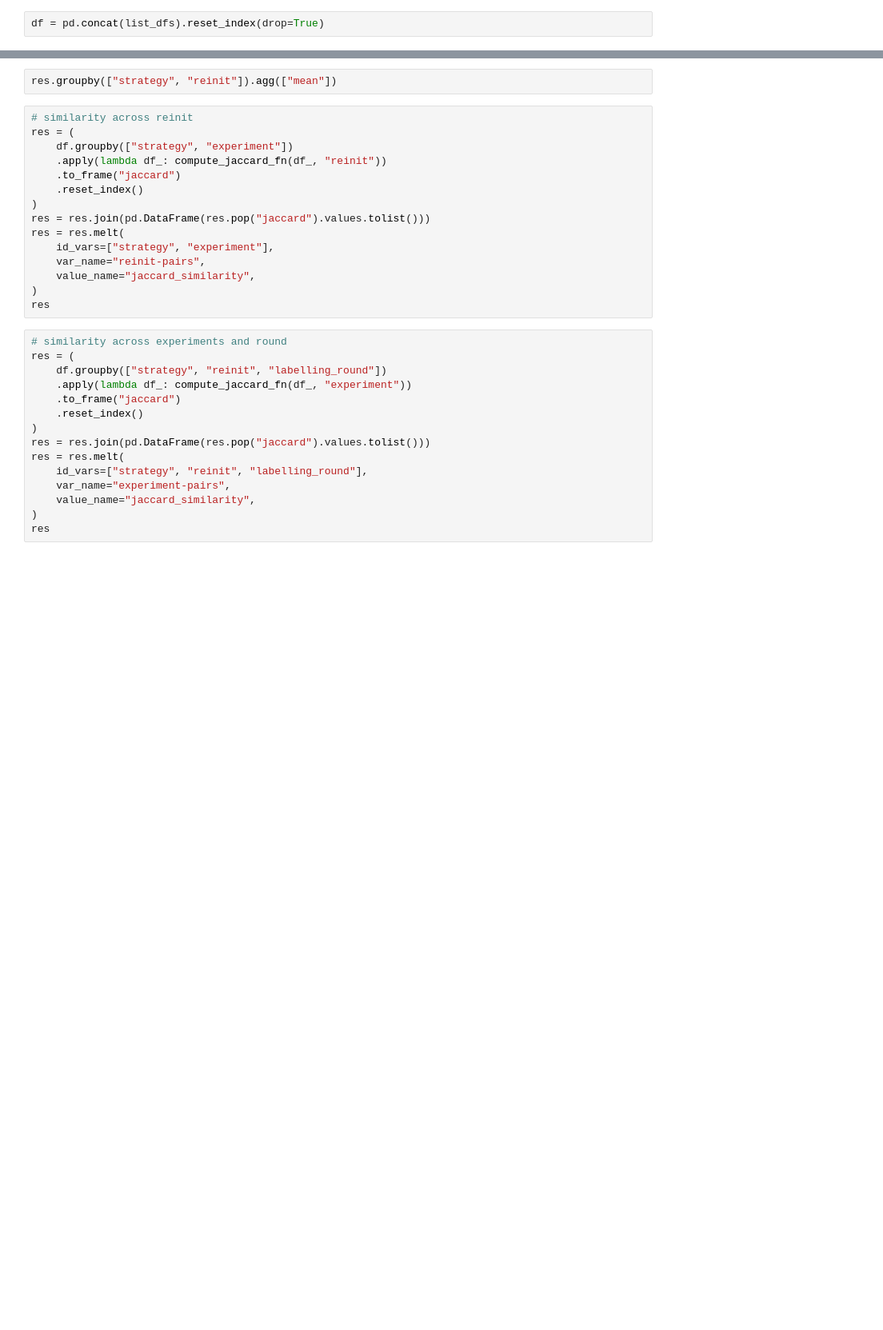
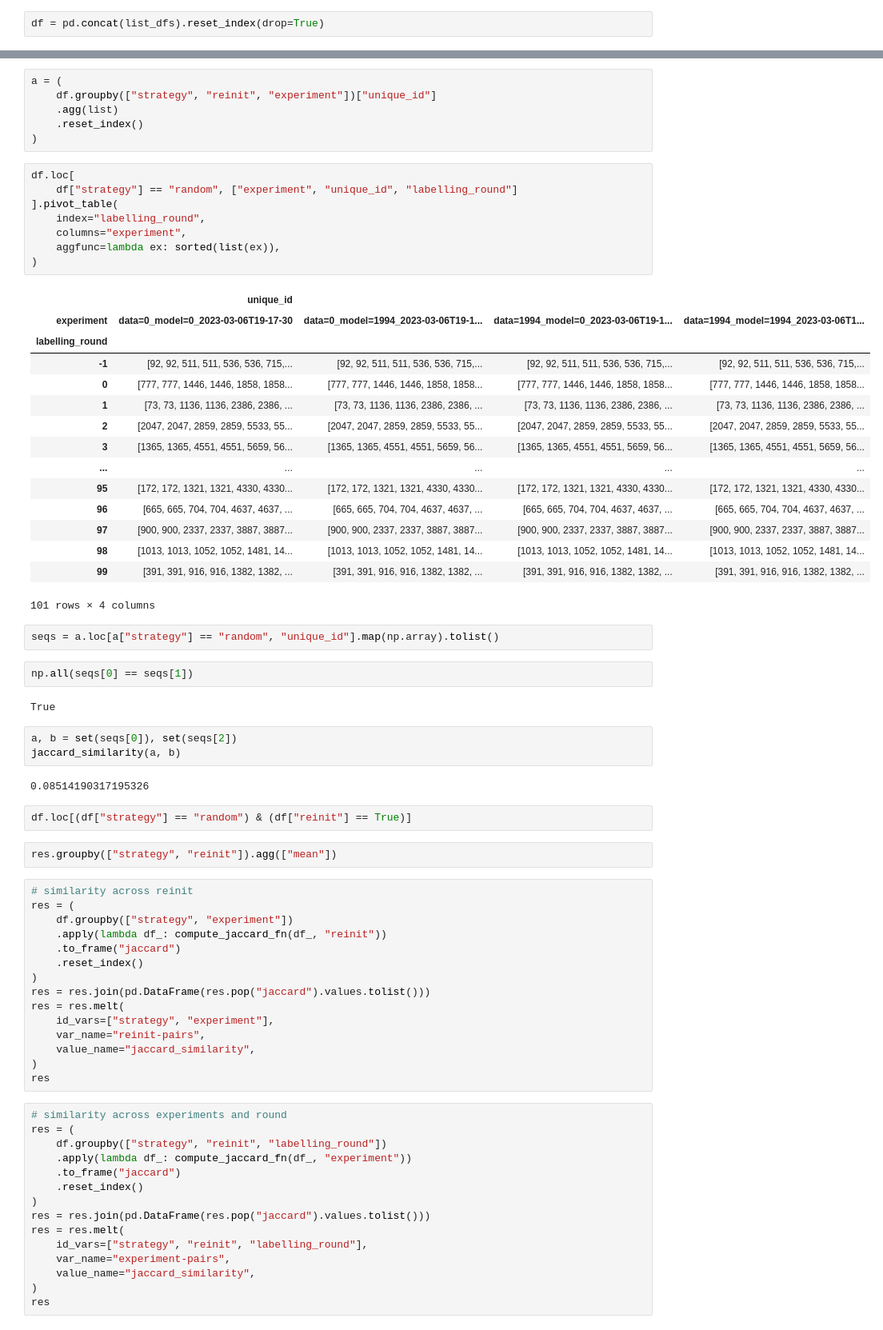
Before and after one commit to pietrolesci/anchoral, a Jupyter notebook: notebooks/set_similarity.ipynb, the cells around one changed output, grey strips where cells are left out. Shown at 80% size. Drawn from its saved outputs; the diff is of its cells as text; blank space fills up the shorter version.

```diff
--- a/notebooks/set_similarity.ipynb
+++ b/notebooks/set_similarity.ipynb
@@ -114,3 +181,46 @@ df.loc
+# %%
+a = (
+    df.groupby(["strategy", "reinit", "experiment"])["unique_id"]
+    .agg(list)
+    .reset_index()
+)
+# %%
+df.loc[
+    df["strategy"] == "random", ["experiment", "unique_id", "labelling_round"]
+].pivot_table(
+    index="labelling_round",
+    columns="experiment",
+    aggfunc=lambda ex: sorted(list(ex)),
+)
+# %% [output]
+|  | unique_id |  |  |  |
+| experiment | data=0_model=0_2023-03-06T19-17-30 | data=0_model=1994_2023-03-06T19-1... | data=1994_model=0_2023-03-06T19-1... | data=1994_model=1994_2023-03-06T1... |
+| labelling_round |  |  |  |  |
+| -1 | [92, 92, 511, 511, 536, 536, 715,... | [92, 92, 511, 511, 536, 536, 715,... | [92, 92, 511, 511, 536, 536, 715,... | [92, 92, 511, 511, 536, 536, 715,... |
+| 0 | [777, 777, 1446, 1446, 1858, 1858... | [777, 777, 1446, 1446, 1858, 1858... | [777, 777, 1446, 1446, 1858, 1858... | [777, 777, 1446, 1446, 1858, 1858... |
+| 1 | [73, 73, 1136, 1136, 2386, 2386, ... | [73, 73, 1136, 1136, 2386, 2386, ... | [73, 73, 1136, 1136, 2386, 2386, ... | [73, 73, 1136, 1136, 2386, 2386, ... |
+| 2 | [2047, 2047, 2859, 2859, 5533, 55... | [2047, 2047, 2859, 2859, 5533, 55... | [2047, 2047, 2859, 2859, 5533, 55... | [2047, 2047, 2859, 2859, 5533, 55... |
+| 3 | [1365, 1365, 4551, 4551, 5659, 56... | [1365, 1365, 4551, 4551, 5659, 56... | [1365, 1365, 4551, 4551, 5659, 56... | [1365, 1365, 4551, 4551, 5659, 56... |
+| ... | ... | ... | ... | ... |
+| 95 | [172, 172, 1321, 1321, 4330, 4330... | [172, 172, 1321, 1321, 4330, 4330... | [172, 172, 1321, 1321, 4330, 4330... | [172, 172, 1321, 1321, 4330, 4330... |
+| 96 | [665, 665, 704, 704, 4637, 4637, ... | [665, 665, 704, 704, 4637, 4637, ... | [665, 665, 704, 704, 4637, 4637, ... | [665, 665, 704, 704, 4637, 4637, ... |
+| 97 | [900, 900, 2337, 2337, 3887, 3887... | [900, 900, 2337, 2337, 3887, 3887... | [900, 900, 2337, 2337, 3887, 3887... | [900, 900, 2337, 2337, 3887, 3887... |
+| 98 | [1013, 1013, 1052, 1052, 1481, 14... | [1013, 1013, 1052, 1052, 1481, 14... | [1013, 1013, 1052, 1052, 1481, 14... | [1013, 1013, 1052, 1052, 1481, 14... |
+| 99 | [391, 391, 916, 916, 1382, 1382, ... | [391, 391, 916, 916, 1382, 1382, ... | [391, 391, 916, 916, 1382, 1382, ... | [391, 391, 916, 916, 1382, 1382, ... |
+101 rows × 4 columns
+# %%
+seqs = a.loc[a["strategy"] == "random", "unique_id"].map(np.array).tolist()
+# %%
+np.all(seqs[0] == seqs[1])
+# %% [output]
+True
+# %%
+a, b = set(seqs[0]), set(seqs[2])
+jaccard_similarity(a, b)
+# %% [output]
+0.08514190317195326
+# %%
+df.loc[(df["strategy"] == "random") & (df["reinit"] == True)]
 # %%
 res.groupby(["strategy", "reinit"]).agg(["mean"])
 # %%
```
Also changed, not shown: parts of 15 cells of this notebook, 22 other files.
